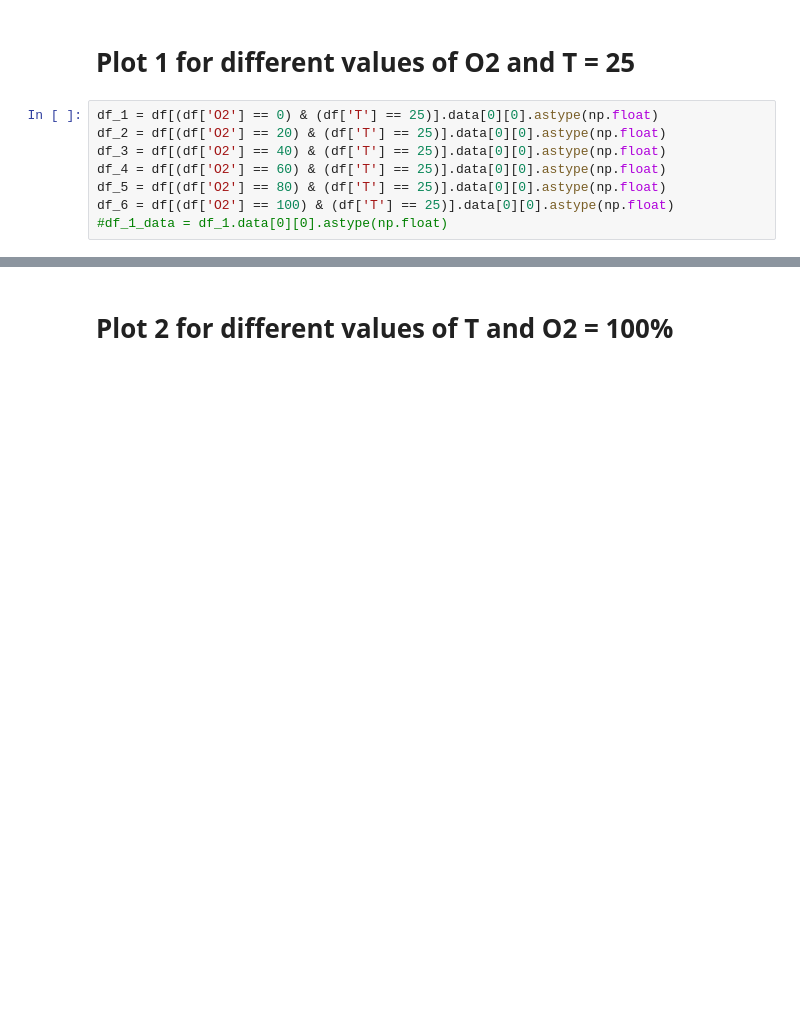
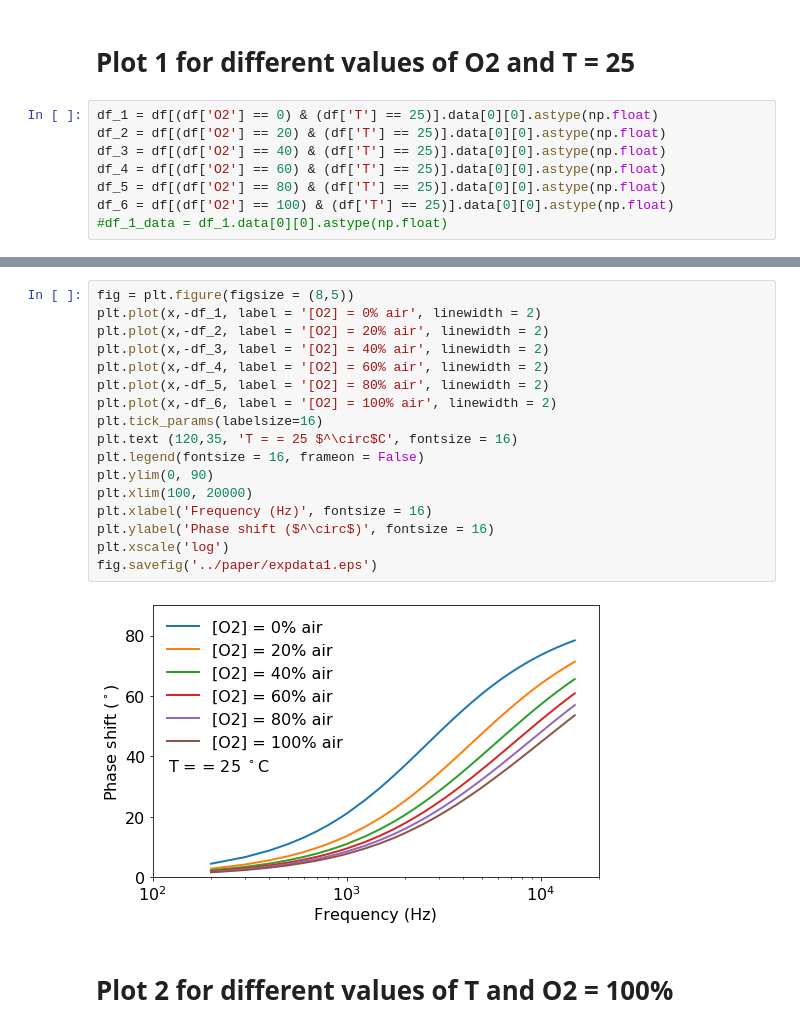
Before and after one commit to michelucci/O2T-Real-Data-Paper, a Jupyter notebook: notebooks/o2t_data_preparation_v2_0.ipynb, the cells around one changed output, grey strips where cells are left out. Cells and saved outputs as stored; diff of their text form; blank space fills up the shorter version.

Commit message:
Added images

```diff
--- a/notebooks/o2t_data_preparation_v2_0.ipynb
+++ b/notebooks/o2t_data_preparation_v2_0.ipynb
@@ -270,4 +265,23 @@ The PostScript backend does not support transparency; partially transparent arti
 [figure]
+# %%
+fig = plt.figure(figsize = (8,5))
+plt.plot(x,-df_1, label = '[O2] = 0% air', linewidth = 2)
+plt.plot(x,-df_2, label = '[O2] = 20% air', linewidth = 2)
+plt.plot(x,-df_3, label = '[O2] = 40% air', linewidth = 2)
+plt.plot(x,-df_4, label = '[O2] = 60% air', linewidth = 2)
+plt.plot(x,-df_5, label = '[O2] = 80% air', linewidth = 2)
+plt.plot(x,-df_6, label = '[O2] = 100% air', linewidth = 2)
+plt.tick_params(labelsize=16)
+plt.text (120,35, 'T = = 25 $^\circ$C', fontsize = 16)
+plt.legend(fontsize = 16, frameon = False)
+plt.ylim(0, 90)
+plt.xlim(100, 20000)
+plt.xlabel('Frequency (Hz)', fontsize = 16)
+plt.ylabel('Phase shift ($^\circ$)', fontsize = 16)
+plt.xscale('log')
+fig.savefig('../paper/expdata1.eps')
+# %% [output]
+[figure, added]
 # %% [markdown]
 # Plot 2 for different values of T and O2 = 100%
 # %%
```
Also changed, not shown: parts of 5 cells of this notebook, 5 other files.
